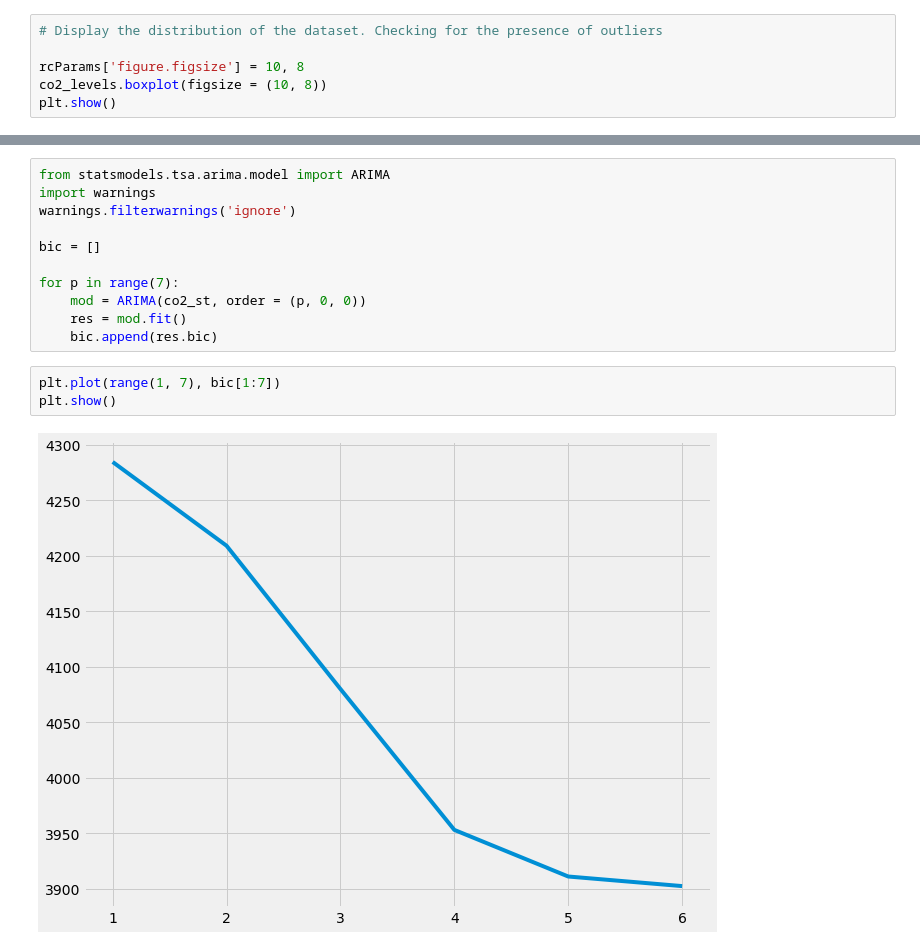
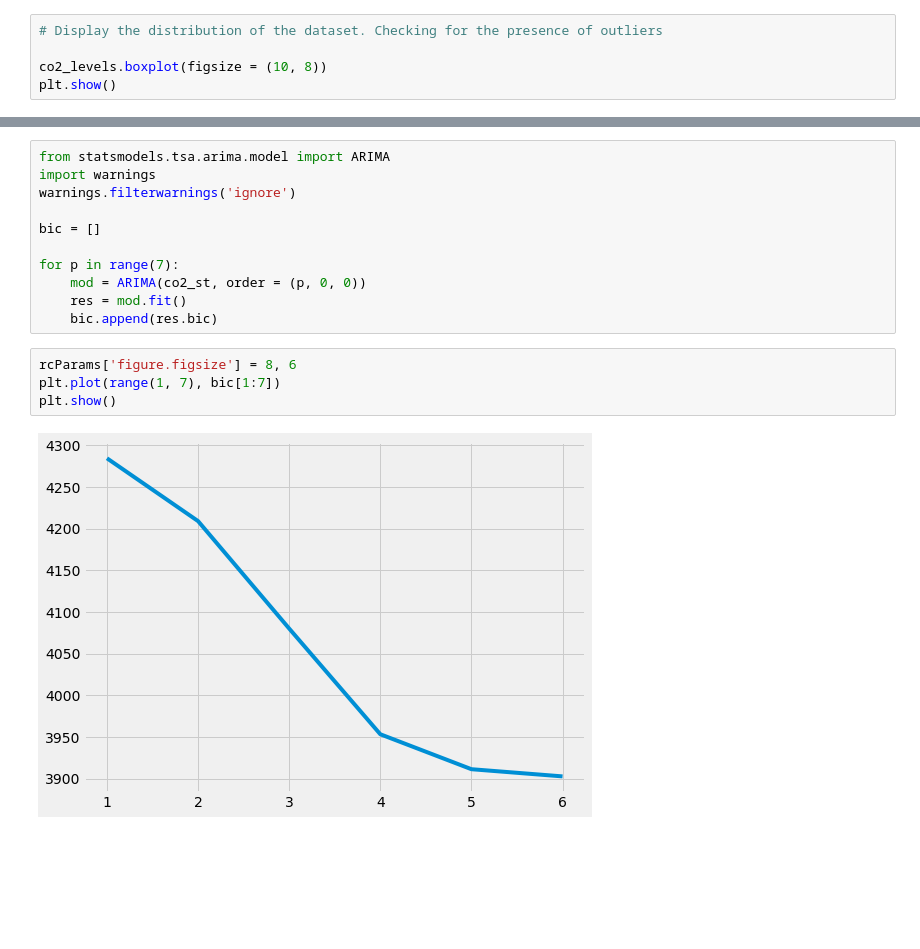
Before and after one commit to uzoma-iloanugo/CO2-Emission---Time-Series-Analysis, a Jupyter notebook: co2_emission.ipynb, the cells around one changed output, grey strips where cells are left out. Drawn from its saved outputs; the diff is of its cells as text; blank space fills up the shorter version.

Commit message:
Changes to margins of plot

```diff
--- a/co2_emission.ipynb
+++ b/co2_emission.ipynb
@@ -187,7 +187,6 @@ Text(0.5, 1.0, 'Residual Values of the CO2 Series')
 # %%
 # Display the distribution of the dataset. Checking for the presence of outliers
 
-rcParams['figure.figsize'] = 10, 8
 co2_levels.boxplot(figsize = (10, 8))
 plt.show()
 # %% [output]
@@ -252,7 +251,8 @@ for p in range(7):
     res = mod.fit()
     bic.append(res.bic)
 # %%
+rcParams['figure.figsize'] = 8, 6
 plt.plot(range(1, 7), bic[1:7])
 plt.show()
 # %% [output]
-[figure, old version]
+[figure, new version]
```
